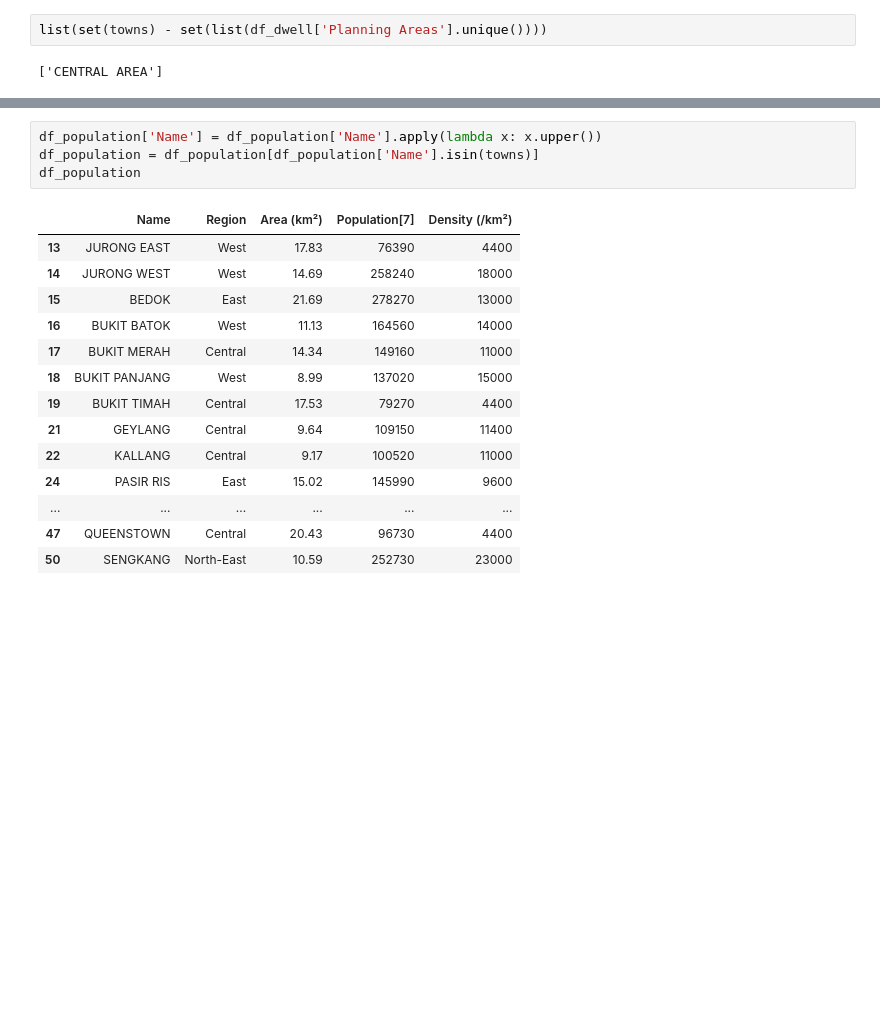
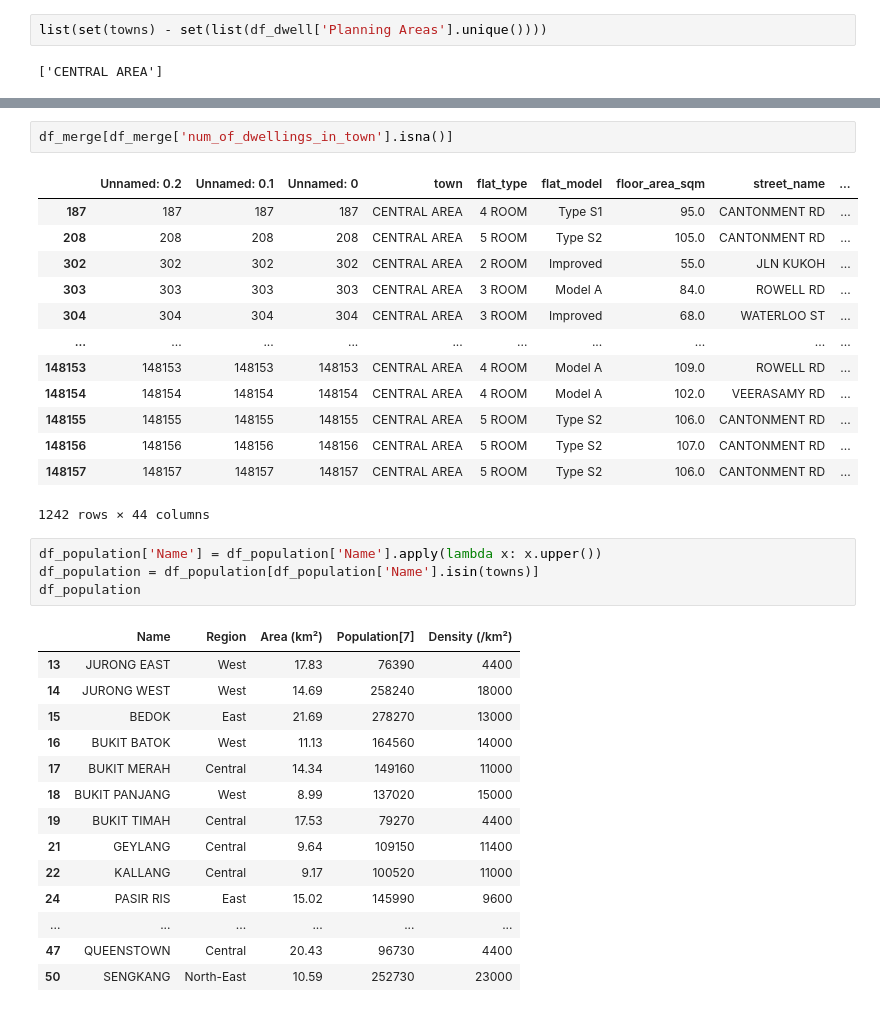
Before and after one commit to alvintanjl/HDB_Resale_Price_Regression, a Jupyter notebook: 1_Data Engineering.ipynb, the cells around one changed output, grey strips where cells are left out. Cells and saved outputs as stored; diff of their text form; blank space fills up the shorter version.

```diff
--- a/HDB Resale Price_Data Engineering.ipynb
+++ b/1_Data Engineering.ipynb
@@ -494,3 +496,19 @@ df_merge
+# %%
+df_merge[df_merge['num_of_dwellings_in_town'].isna()]
+# %% [output]
+|  | Unnamed: 0.2 | Unnamed: 0.1 | Unnamed: 0 | town | flat_type | flat_model | floor_area_sqm | street_name | ... |
+| 187 | 187 | 187 | 187 | CENTRAL AREA | 4 ROOM | Type S1 | 95.0 | CANTONMENT RD | ... |
+| 208 | 208 | 208 | 208 | CENTRAL AREA | 5 ROOM | Type S2 | 105.0 | CANTONMENT RD | ... |
+| 302 | 302 | 302 | 302 | CENTRAL AREA | 2 ROOM | Improved | 55.0 | JLN KUKOH | ... |
+| 303 | 303 | 303 | 303 | CENTRAL AREA | 3 ROOM | Model A | 84.0 | ROWELL RD | ... |
+| 304 | 304 | 304 | 304 | CENTRAL AREA | 3 ROOM | Improved | 68.0 | WATERLOO ST | ... |
+| ... | ... | ... | ... | ... | ... | ... | ... | ... | ... |
+| 148153 | 148153 | 148153 | 148153 | CENTRAL AREA | 4 ROOM | Model A | 109.0 | ROWELL RD | ... |
+| 148154 | 148154 | 148154 | 148154 | CENTRAL AREA | 4 ROOM | Model A | 102.0 | VEERASAMY RD | ... |
+| 148155 | 148155 | 148155 | 148155 | CENTRAL AREA | 5 ROOM | Type S2 | 106.0 | CANTONMENT RD | ... |
+| 148156 | 148156 | 148156 | 148156 | CENTRAL AREA | 5 ROOM | Type S2 | 107.0 | CANTONMENT RD | ... |
+| 148157 | 148157 | 148157 | 148157 | CENTRAL AREA | 5 ROOM | Type S2 | 106.0 | CANTONMENT RD | ... |
+1242 rows × 44 columns
 # %%
 df_population['Name'] = df_population['Name'].apply(lambda x: x.upper())
 df_population = df_population[df_population['Name'].isin(towns)]
```
Also changed, not shown: parts of 23 cells of this notebook, 5 other files.
